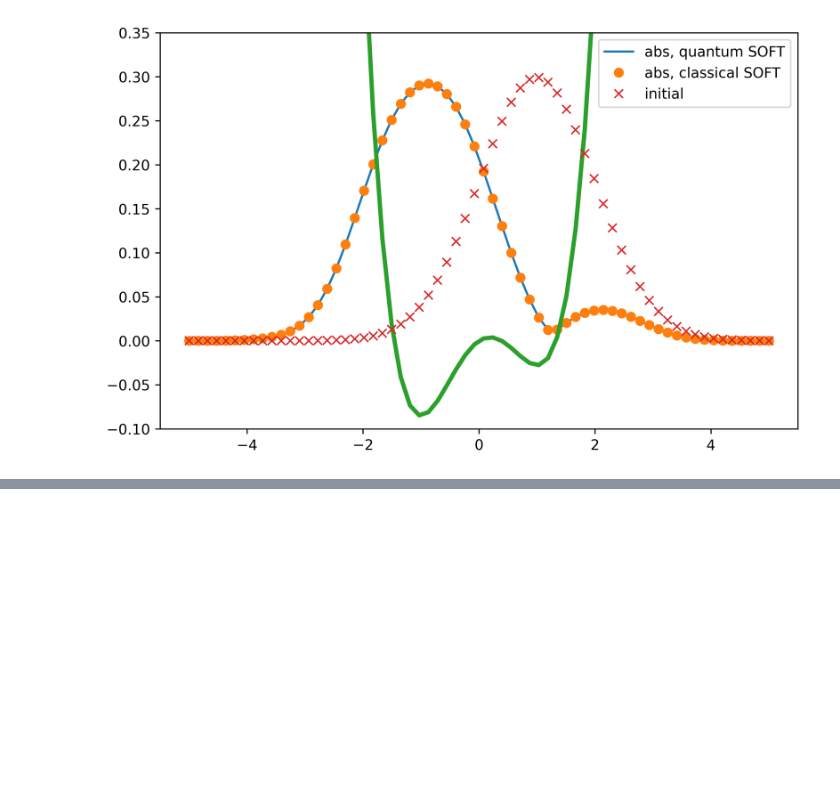
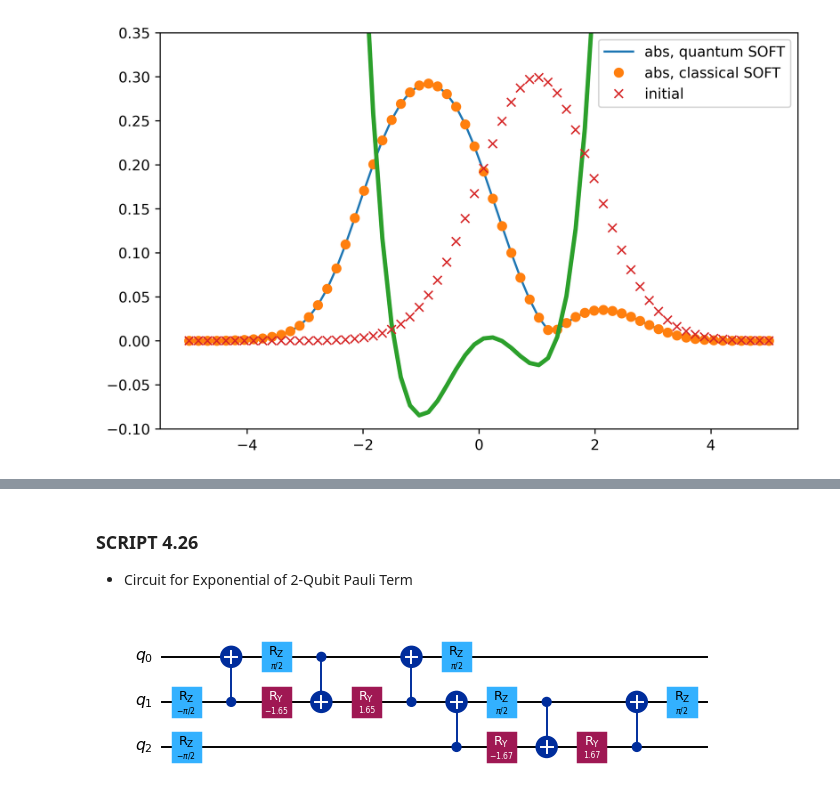
Before and after one commit to xavierralynne-star/Quantum-Computing, a Jupyter notebook: Quantum_Chemistry_4.ipynb, the cells around one changed output, grey strips where cells are left out. Saved outputs shown, nothing was run; the diff lists cells and outputs as text; code cells hidden in the pictures; blank space fills up the shorter version.

```diff
--- a/Quantum_Chemistry_4.ipynb
+++ b/Quantum_Chemistry_4.ipynb
@@ -351,0 +781,48 @@ plt.show()
+# %% [markdown]
+### SCRIPT 4.26 ###
+- Circuit for Exponential of 2-Qubit Pauli Term
+# %%
+def generate_circ_pattern_2qubit(circ, term, delta_t):
+    # wires to which to apply the operation
+    wires = term[0][2]
+
+    # angles to parameterize the circuit,
+    # based on exponential argument
+    if any('XX' in sublist for sublist in term):
+        g_phi = ( 2 * (-1) * term[0][1] * delta_t- np.pi / 2)
+    else:
+        g_phi =- np.pi / 2
+    if any('YY' in sublist for sublist in term):
+        g_lambda = (np.pi/2- 2 * (-1) * term[1][1] * delta_t)
+    else:
+        g_lambda = np.pi/2
+    if any('ZZ' in sublist for sublist in term):
+        g_theta = (np.pi/2- 2 * (-1) * term[2][1] * delta_t)
+    else:
+        g_theta = np.pi/2
+
+    # circuit
+    circ.rz(-np.pi/2, wires[1])
+    circ.cx(wires[1], wires[0])
+    circ.rz(g_theta, wires[0])
+    circ.ry(g_phi, wires[1])
+    circ.cx(wires[0], wires[1])
+    circ.ry(g_lambda, wires[1])
+    circ.cx(wires[1], wires[0])
+    circ.rz(np.pi/2, wires[0])
+    return circ
+
+# Buat circuit kosong 3 qubit
+circ = QuantumCircuit(3)
+
+# Even two qubit
+for group in even_two_qubit:
+    circ = generate_circ_pattern_2qubit(circ, group, delta_t=evolution_timestep)
+
+# Odd two qubit
+for group in odd_two_qubit:
+    circ = generate_circ_pattern_2qubit(circ, group, delta_t=evolution_timestep)
+
+circ.draw('mpl', scale=0.7)
+# %% [output]
+[figure, added]
```
Also changed, not shown: parts of 66 cells of this notebook, 1 other file.
